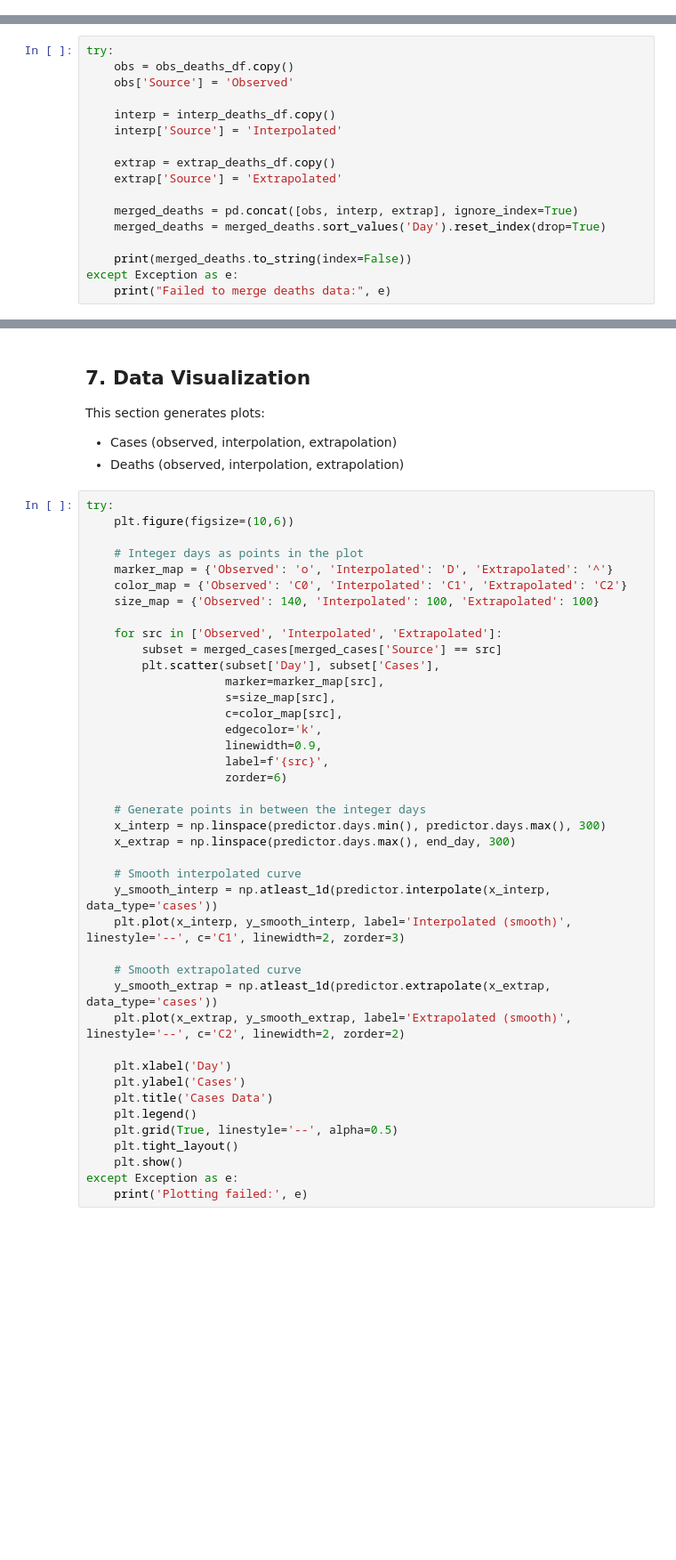
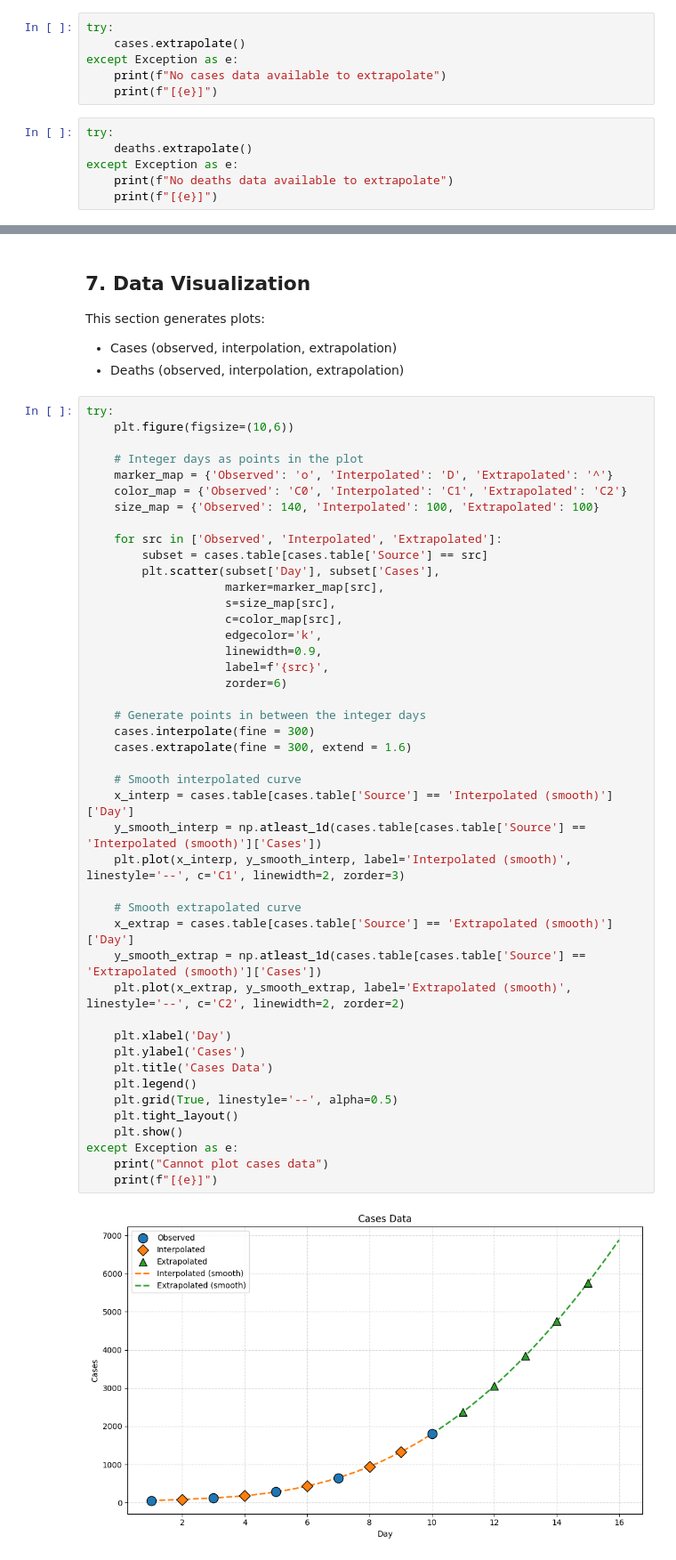
Before and after one commit to jjsnippets/-CPE3108, a Jupyter notebook: outbreak prediction.ipynb, the cells around one changed output, grey strips where cells are left out. Shown: that part at 89% size. Cells and saved outputs as stored; diff of their text form; blank space fills up the shorter version.

```diff
--- a/outbreak prediction.ipynb
+++ b/outbreak prediction.ipynb
@@ -448,3 +465,15 @@ except Exception as e:
+# %%
+try:
+    cases.extrapolate()
+except Exception as e:
+    print(f"No cases data available to extrapolate")
+    print(f"[{e}]")
+# %%
+try:
+    deaths.extrapolate()
+except Exception as e:
+    print(f"No deaths data available to extrapolate")
+    print(f"[{e}]")
 # %% [markdown]
  - Predictions near the last day are more reasonable.
  - Predictions far from the last day are highly uncertain.
@@ -469,17 +480,0 @@ except Exception as e:
-# %%
-try:
-    obs = obs_deaths_df.copy()
-    obs['Source'] = 'Observed'
-
-    interp = interp_deaths_df.copy()
-    interp['Source'] = 'Interpolated'
-
-    extrap = extrap_deaths_df.copy()
-    extrap['Source'] = 'Extrapolated'
-
-    merged_deaths = pd.concat([obs, interp, extrap], ignore_index=True)
-    merged_deaths = merged_deaths.sort_values('Day').reset_index(drop=True)
-
-    print(merged_deaths.to_string(index=False))
-except Exception as e:
-    print("Failed to merge deaths data:", e)
@@ -496,36 +563,41 @@ try:
     marker_map = {'Observed': 'o', 'Interpolated': 'D', 'Extrapolated': '^'}
     color_map = {'Observed': 'C0', 'Interpolated': 'C1', 'Extrapolated': 'C2'}
     size_map = {'Observed': 140, 'Interpolated': 100, 'Extrapolated': 100}
 
     for src in ['Observed', 'Interpolated', 'Extrapolated']:
-        subset = merged_cases[merged_cases['Source'] == src]
+        subset = cases.table[cases.table['Source'] == src]
         plt.scatter(subset['Day'], subset['Cases'],
                     marker=marker_map[src],
                     s=size_map[src],
                     c=color_map[src],
                     edgecolor='k',
                     linewidth=0.9,
                     label=f'{src}',
                     zorder=6)
 
     # Generate points in between the integer days
-    x_interp = np.linspace(predictor.days.min(), predictor.days.max(), 300)
-    x_extrap = np.linspace(predictor.days.max(), end_day, 300)
+    cases.interpolate(fine = 300)
+    cases.extrapolate(fine = 300, extend = 1.6)
 
     # Smooth interpolated curve
-    y_smooth_interp = np.atleast_1d(predictor.interpolate(x_interp, data_type='cases'))
+    x_interp = cases.table[cases.table['Source'] == 'Interpolated (smooth)']['Day']
+    y_smooth_interp = np.atleast_1d(cases.table[cases.table['Source'] == 'Interpolated (smooth)']['Cases'])
     plt.plot(x_interp, y_smooth_interp, label='Interpolated (smooth)', linestyle='--', c='C1', linewidth=2, zorder=3)
 
     # Smooth extrapolated curve
-    y_smooth_extrap = np.atleast_1d(predictor.extrapolate(x_extrap, data_type='cases'))
+    x_extrap = cases.table[cases.table['Source'] == 'Extrapolated (smooth)']['Day']
+    y_smooth_extrap = np.atleast_1d(cases.table[cases.table['Source'] == 'Extrapolated (smooth)']['Cases'])
     plt.plot(x_extrap, y_smooth_extrap, label='Extrapolated (smooth)', linestyle='--', c='C2', linewidth=2, zorder=2)
 
     plt.xlabel('Day')
     plt.ylabel('Cases')
     plt.title('Cases Data')
     plt.legend()
     plt.grid(True, linestyle='--', alpha=0.5)
     plt.tight_layout()
     plt.show()
 except Exception as e:
-    print('Plotting failed:', e)
+    print("Cannot plot cases data")
+    print(f"[{e}]")
+# %% [output]
+[figure, added]
```
Also changed, not shown: parts of 26 cells of this notebook.
